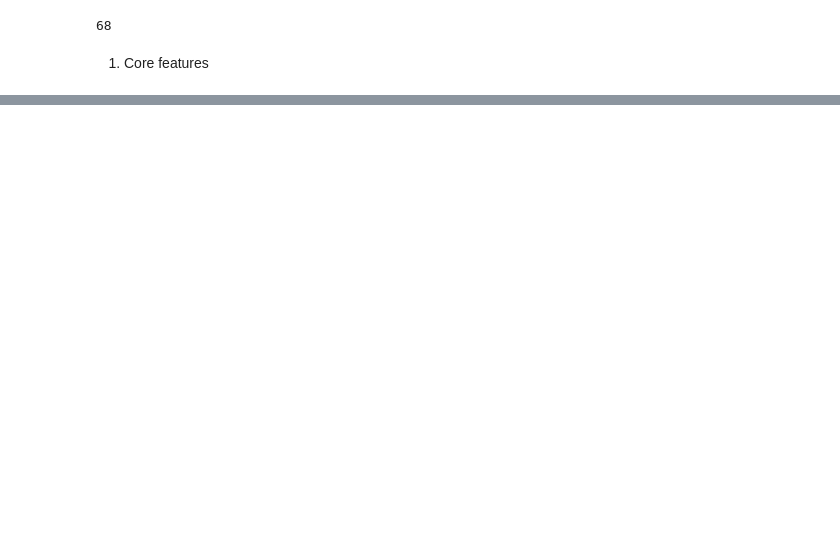
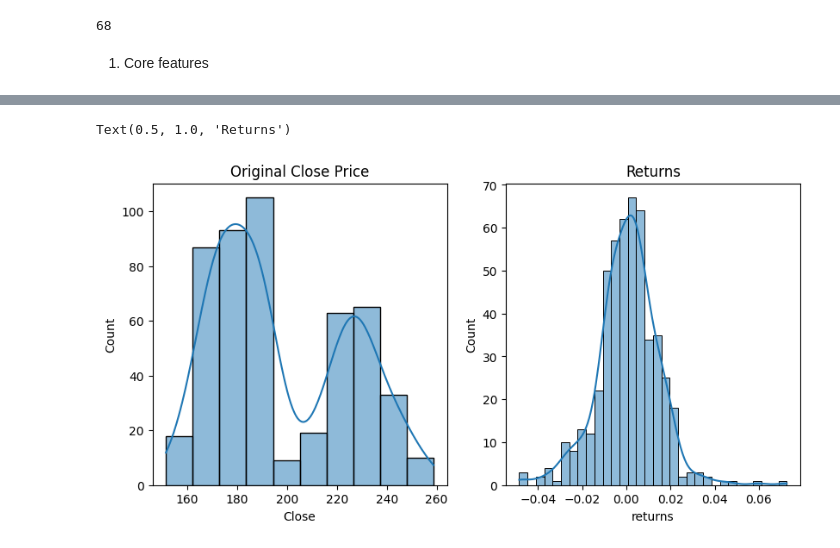
Before and after one commit to Ckp25/Finplat, a Jupyter notebook: notebooks/eda_2.ipynb, the cells around one changed output, grey strips where cells are left out. Cells and saved outputs as stored; diff of their text form; code cells hidden in the pictures; blank space fills up the shorter version.

```diff
--- a/notebooks/eda_2.ipynb
+++ b/notebooks/eda_2.ipynb
@@ -87,0 +153,15 @@ columns
+# %%
+df['returns'] = df['Close'].pct_change()
+df['log_returns'] = np.log(df['Close']).diff()
+# %%
+plt.figure(figsize=(15, 10))
+plt.subplot(2, 3, 1)
+sns.histplot(df['Close'].dropna(), kde=True)
+plt.title('Original Close Price')
+
+plt.subplot(2, 3, 2)
+sns.histplot(df['returns'].dropna(), kde=True)
+plt.title('Returns')
+# %% [output]
+Text(0.5, 1.0, 'Returns')
+[figure, added]
```
Also changed, not shown: parts of 49 cells of this notebook, 4 other files.
